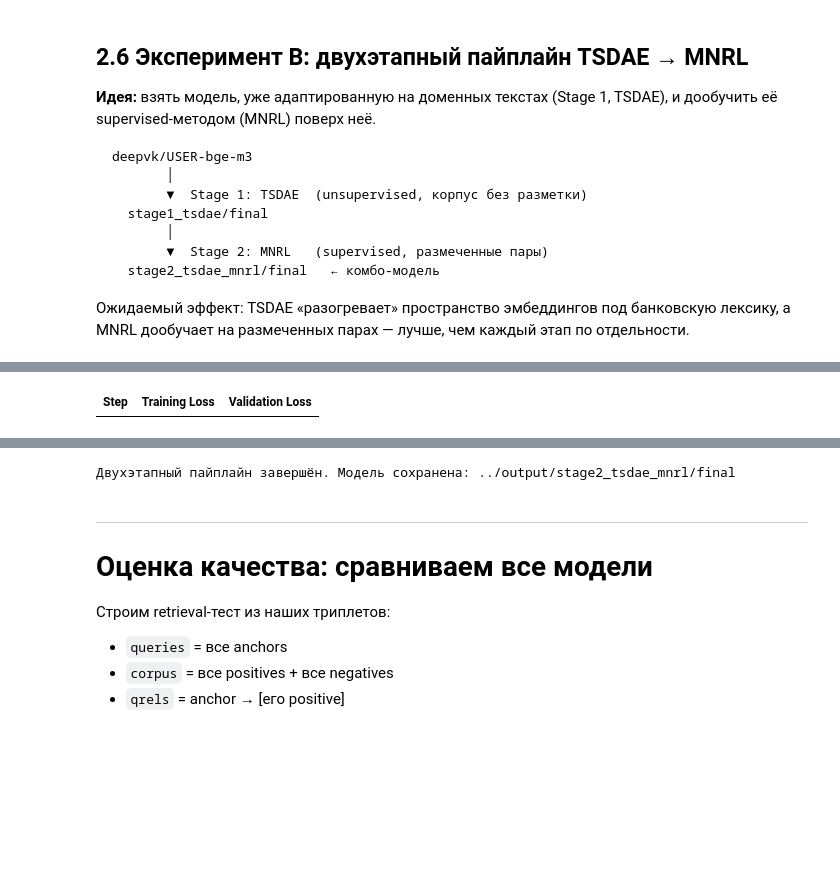
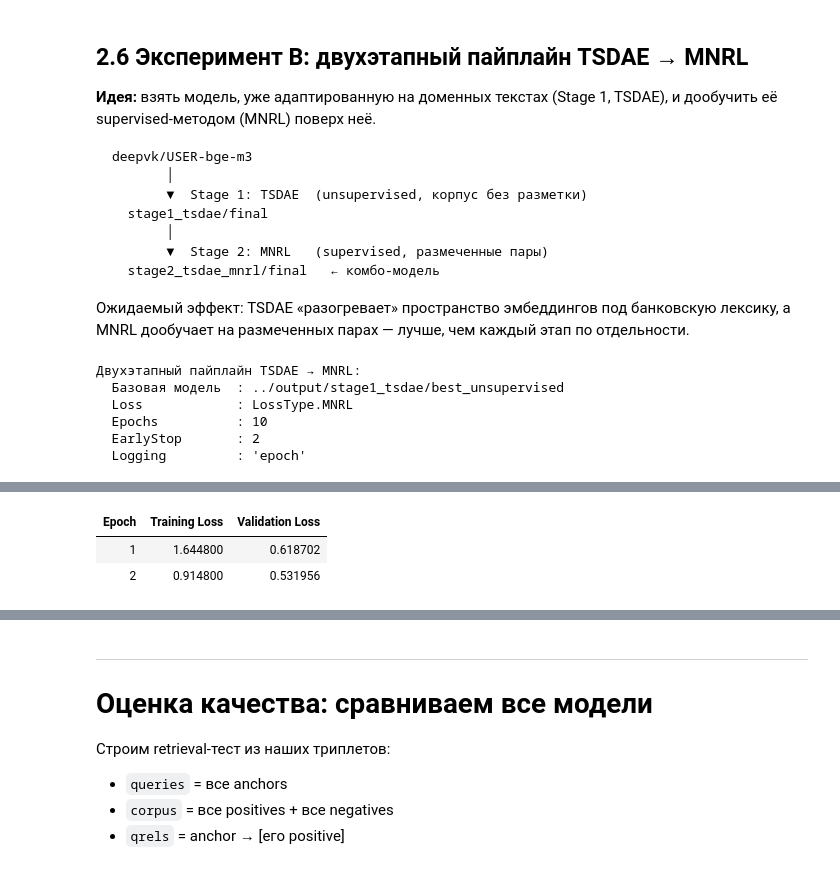
Before and after one commit to dmitrytimokhin/FinetuneEmbModel, a Jupyter notebook: notebooks/finetune_banking_embeddings.ipynb, the cells around one changed output, grey strips where cells are left out. Cells and saved outputs as stored; diff of their text form; code cells hidden in the pictures; blank space fills up the shorter version.

```diff
--- a/notebooks/finetune_banking_embeddings.ipynb
+++ b/notebooks/finetune_banking_embeddings.ipynb
@@ -952,7 +895,7 @@ deepvk/USER-bge-m3
 # %%
 # ── Конфигурация Stage 2 поверх TSDAE-модели ────────────────────────────────
 # Единственное отличие от cfg_mnrl: model_name → уже обученный TSDAE checkpoint
-TSDAE_CHECKPOINT = "../output/stage1_tsdae/final"
+TSDAE_CHECKPOINT = "../output/stage1_tsdae/best_unsupervised"
 
 if DEVICE == "cpu":
     cfg_tsdae_mnrl = make_cpu_config(
@@ -978,9 +921,15 @@ print(f"  Loss            : {cfg_tsdae_mnrl.loss_type}")
 print(f"  Epochs          : {cfg_tsdae_mnrl.num_epochs}")
 print(f"  EarlyStop       : {cfg_tsdae_mnrl.early_stopping_patience}")
 print(f"  Logging         : {cfg_tsdae_mnrl.logging_strategy!r}")
+# %% [output]
+Двухэтапный пайплайн TSDAE → MNRL:
+  Базовая модель  : ../output/stage1_tsdae/best_unsupervised
+  Loss            : LossType.MNRL
+  Epochs          : 10
+  EarlyStop       : 2
+  Logging         : 'epoch'
 # %%
 trainer_tsdae_mnrl = EmbeddingTrainer(cfg_tsdae_mnrl)
 trainer_tsdae_mnrl.train(train_df, eval_df)
-trainer_tsdae_mnrl.save_model("../output/stage2_tsdae_mnrl/final")
-print("Двухэтапный пайплайн завершён. Модель сохранена: ../output/stage2_tsdae_mnrl/final")
+print("Двухэтапный пайплайн завершён. Модель сохранена: ../output/stage2_tsdae_mnrl/best_mnrl")
 # %% [output]
@@ -994,0 +945,3 @@ print("Двухэтапный пайплайн завершён. Модель с
+| Epoch | Training Loss | Validation Loss |
+| 1 | 1.644800 | 0.618702 |
+| 2 | 0.914800 | 0.531956 |
@@ -996 +956,0 @@ print("Двухэтапный пайплайн завершён. Модель с
-| Step | Training Loss | Validation Loss |
@@ -1018,4 +957,3 @@ print("Двухэтапный пайплайн завершён. Модель с
-Двухэтапный пайплайн завершён. Модель сохранена: ../output/stage2_tsdae_mnrl/final
 # %% [markdown]
 ---
 # Оценка качества: сравниваем все модели
```
Also changed, not shown: parts of 24 cells of this notebook.
